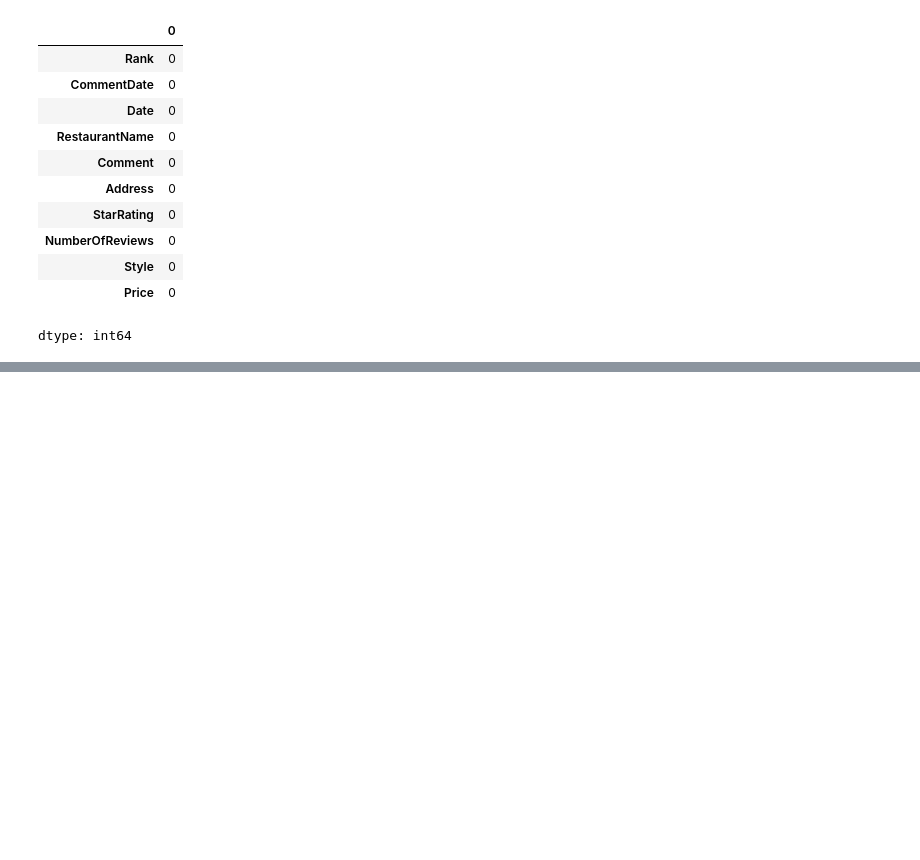
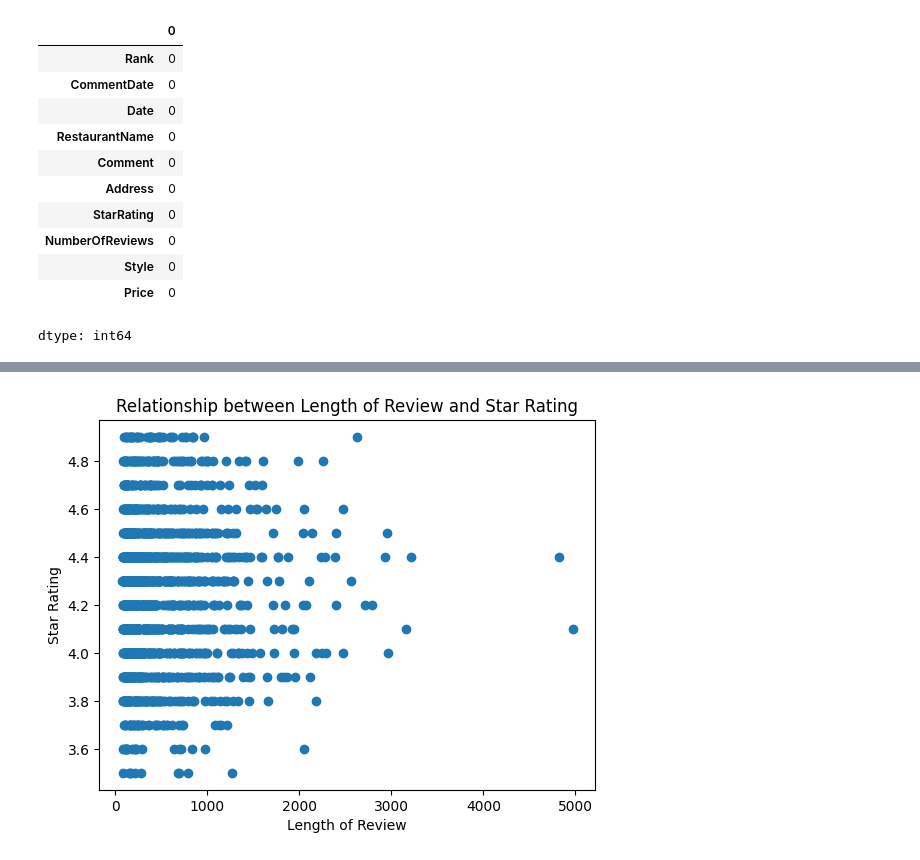
Before and after one commit to ToriStoner/Assignment-2-Data-, a Jupyter notebook: DS4002_Project1.ipynb, the cells around one changed output, grey strips where cells are left out. Saved outputs shown, nothing was run; the diff lists cells and outputs as text; code cells hidden in the pictures; blank space fills up the shorter version.

Commit message:
Working on graphs and vader

```diff
--- a/DS4002_Project1.ipynb
+++ b/DS4002_Project1.ipynb
@@ -200,0 +215,4 @@ dtype: int64
+# %%
+df['LengthReview'] = df['Comment'].apply(len)
+
+df.head(11)
@@ -200,0 +232,11 @@ dtype: int64
+# %%
+
+import matplotlib.pyplot as plt
+
+plt.scatter(df['LengthReview'], df['StarRating'])
+plt.xlabel('Length of Review')
+plt.ylabel('Star Rating')
+plt.title('Relationship between Length of Review and Star Rating')
+plt.show()
+# %% [output]
+[figure, added]
```
Also changed, not shown: parts of 3 cells of this notebook.
